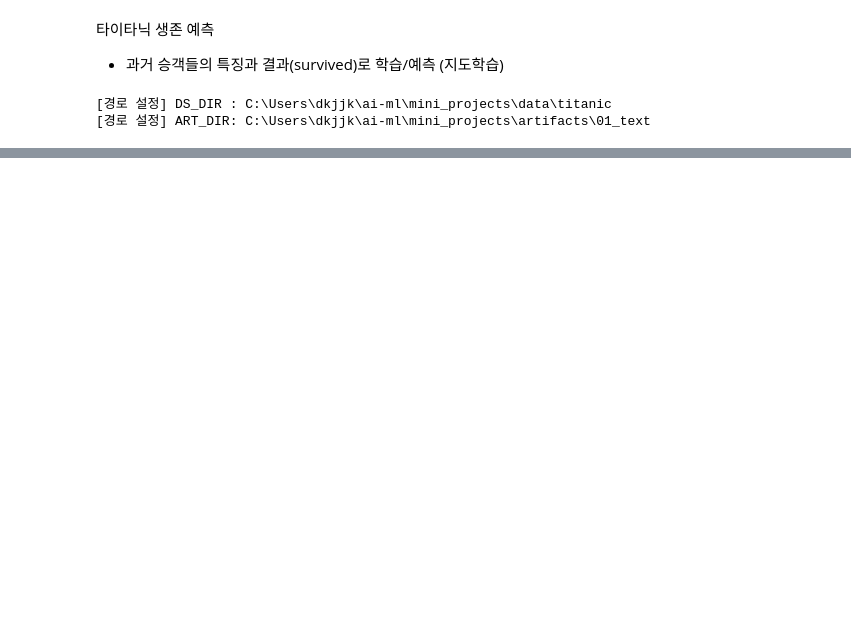
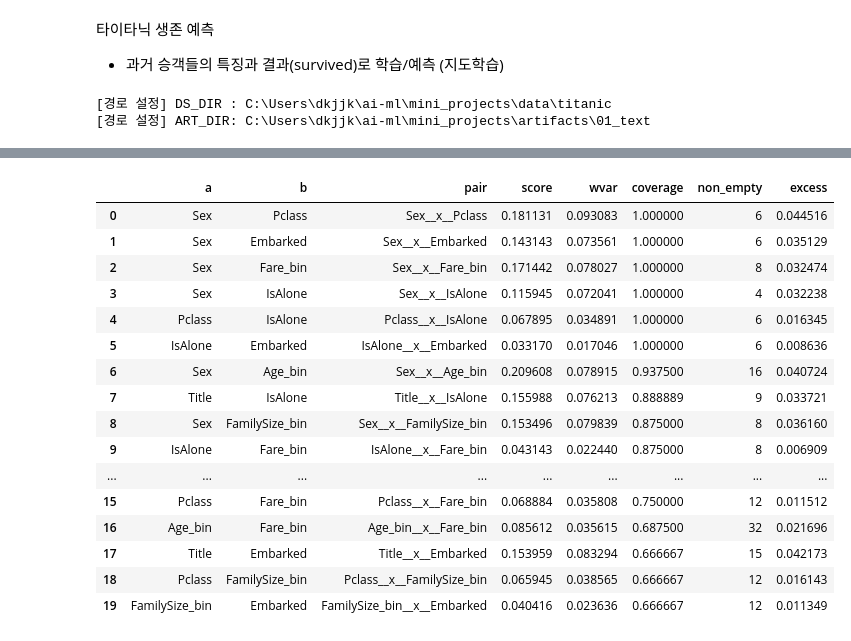
Before and after one commit to atleast10years/ai-ml, a Jupyter notebook: mini_projects/01_text_classification_titanic.ipynb, the cells around one changed output, grey strips where cells are left out. Saved outputs shown, nothing was run; the diff lists cells and outputs as text; code cells hidden in the pictures; blank space fills up the shorter version.

```diff
--- a/mini_projects/01_text_classification_titanic.ipynb
+++ b/mini_projects/01_text_classification_titanic.ipynb
@@ -111,0 +165,77 @@ dtype: float64
+# %%
+# 단변량(uni) vs 조합(cross)
+
+# 레벨 / 그룹 / 셀
+
+MIN_COUNT = 15 # 셀 최소 표본 권장치
+
+# uni score
+def group_var_score(df, key, target="Survived", min_count=1):
+  base = df[target].mean()
+  g = df.groupby(key)[target].agg(['mean', 'size'])
+
+  wvar = float(((g['mean']-base)**2 * g['size']).sum() / g['size'].sum())
+
+  coverage = float((g['size']>=min_count).mean())
+
+  levels = int(g.shape[0])
+
+  return {"wvar": wvar, "coverage": coverage, "levels": levels}
+
+# cross score
+def pair_var_score(df, a, b, target="Survived", min_count=MIN_COUNT):
+  base = df[target].mean()
+  g = df.groupby([a, b])[target].agg(['mean', 'size'])
+
+  wvar = float(((g['mean']-base)**2 * g['size']).sum() / g['size'].sum())
+
+  coverage = float((g['size']>=min_count).mean())
+
+  non_empty = int(g.shape[0])
+
+  score = wvar * coverage * np.log1p(non_empty)
+  # wvar = 얼마나 잘 갈라지는가 (구분력)
+  # coverage = 그 차이가 충분한 표본에 걸쳐 있나 (안정성)
+  # non_empty = 그 신호가 여러 조합에서 나타나나 (폭) -> 과세분화 방지 위해 로그 가산
+
+  return {"score": score, "wvar": wvar, "coverage": coverage, "non_empty": non_empty}
+
+
+# uni rank
+CANDS = ["Title", "Sex", "Pclass", "Age_bin", "FamilySize_bin", "IsAlone", "Fare_bin", "Embarked"]
+CANDS = [c for c in CANDS if c in df.columns]
+
+rows = []
+for c in CANDS:
+  stat = group_var_score(df, c, min_count=MIN_COUNT)
+  rows.append({"feature": c, **stat})
+
+uni = pd.DataFrame(rows).sort_values("wvar", ascending=False).reset_index(drop=True)
+print("Univariate Rank (wvar desc)")
+display(uni)
+
+# cross rank (+ excess)
+# 의미 중복 조합은 제외
+SKIP_PAIRS = {tuple(sorted(p)) for p in [
+  ("Title", "Sex"),
+  ("IsAlone", "FamilySize_bin")
+]}
+
+S = dict(zip(uni["feature"], uni["wvar"]))
+pair_rows = []
+for i in range(len(CANDS)):
+  for j in range(i+1, len(CANDS)):
+    a, b = CANDS[i], CANDS[j]
+    if tuple(sorted((a,b))) in SKIP_PAIRS:
+      continue
+    stat = pair_var_score(df, a, b)
+    wvar = stat["wvar"]
+    excess = wvar - 0.5*(S.get(a,0) + S.get(b,0)) # 0은 없을 때 반환값
+    pair_rows.append({"a":a, "b":b, "pair":f"{a}__x__{b}", **stat, "excess": excess})
+
+pairs = (pd.DataFrame(pair_rows)
+         .sort_values(["coverage", "excess", "wvar"], ascending=[False, False, False])
+         .reset_index(drop=True))
+print("Pair Rank (coverage, excess, wvar desc)")
+display(pairs.head(20))
+# %% [output]
@@ -111,0 +253,17 @@ dtype: float64
+|  | a | b | pair | score | wvar | coverage | non_empty | excess |
+| 0 | Sex | Pclass | Sex__x__Pclass | 0.181131 | 0.093083 | 1.000000 | 6 | 0.044516 |
+| 1 | Sex | Embarked | Sex__x__Embarked | 0.143143 | 0.073561 | 1.000000 | 6 | 0.035129 |
+| 2 | Sex | Fare_bin | Sex__x__Fare_bin | 0.171442 | 0.078027 | 1.000000 | 8 | 0.032474 |
+| 3 | Sex | IsAlone | Sex__x__IsAlone | 0.115945 | 0.072041 | 1.000000 | 4 | 0.032238 |
+| 4 | Pclass | IsAlone | Pclass__x__IsAlone | 0.067895 | 0.034891 | 1.000000 | 6 | 0.016345 |
+| 5 | IsAlone | Embarked | IsAlone__x__Embarked | 0.033170 | 0.017046 | 1.000000 | 6 | 0.008636 |
+| 6 | Sex | Age_bin | Sex__x__Age_bin | 0.209608 | 0.078915 | 0.937500 | 16 | 0.040724 |
+| 7 | Title | IsAlone | Title__x__IsAlone | 0.155988 | 0.076213 | 0.888889 | 9 | 0.033721 |
+| 8 | Sex | FamilySize_bin | Sex__x__FamilySize_bin | 0.153496 | 0.079839 | 0.875000 | 8 | 0.036160 |
+| 9 | IsAlone | Fare_bin | IsAlone__x__Fare_bin | 0.043143 | 0.022440 | 0.875000 | 8 | 0.006909 |
+| ... | ... | ... | ... | ... | ... | ... | ... | ... |
+| 15 | Pclass | Fare_bin | Pclass__x__Fare_bin | 0.068884 | 0.035808 | 0.750000 | 12 | 0.011512 |
+| 16 | Age_bin | Fare_bin | Age_bin__x__Fare_bin | 0.085612 | 0.035615 | 0.687500 | 32 | 0.021696 |
+| 17 | Title | Embarked | Title__x__Embarked | 0.153959 | 0.083294 | 0.666667 | 15 | 0.042173 |
+| 18 | Pclass | FamilySize_bin | Pclass__x__FamilySize_bin | 0.065945 | 0.038565 | 0.666667 | 12 | 0.016143 |
+| 19 | FamilySize_bin | Embarked | FamilySize_bin__x__Embarked | 0.040416 | 0.023636 | 0.666667 | 12 | 0.011349 |
```
Also changed, not shown: parts of 8 cells of this notebook, 2 other files.
